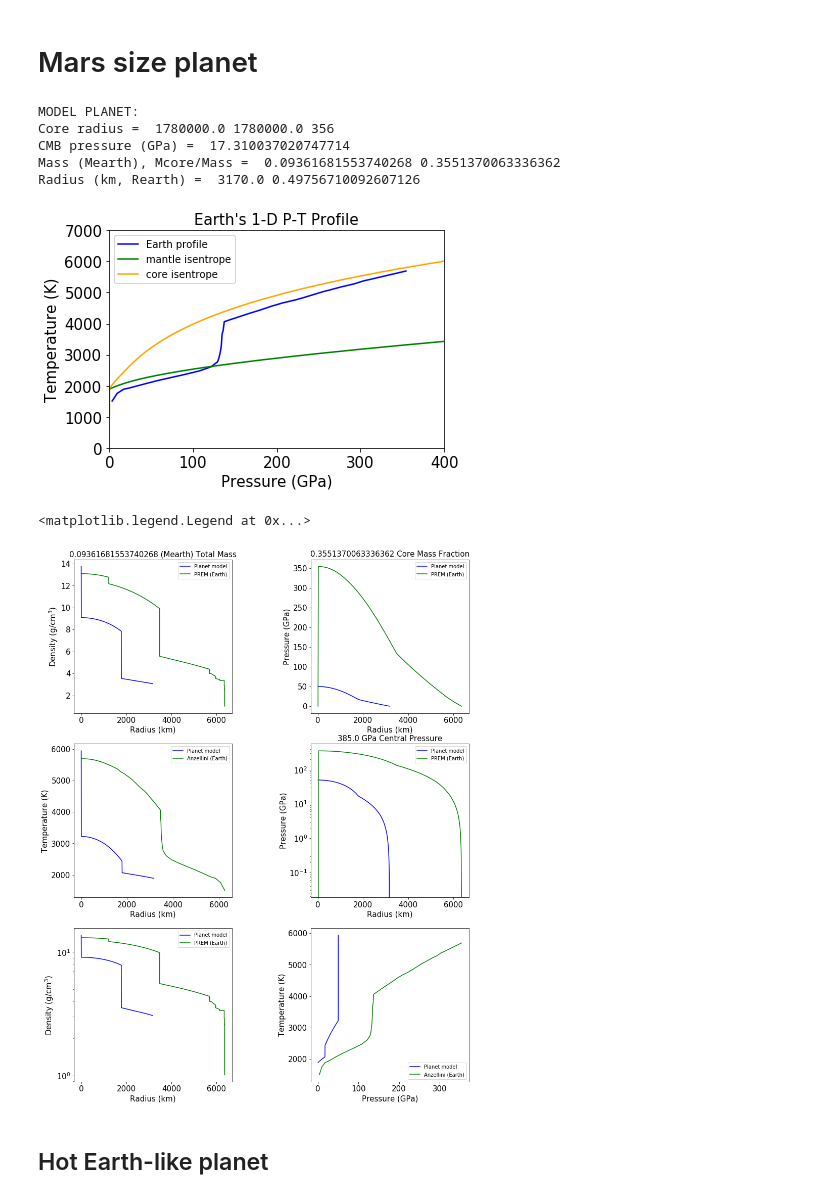
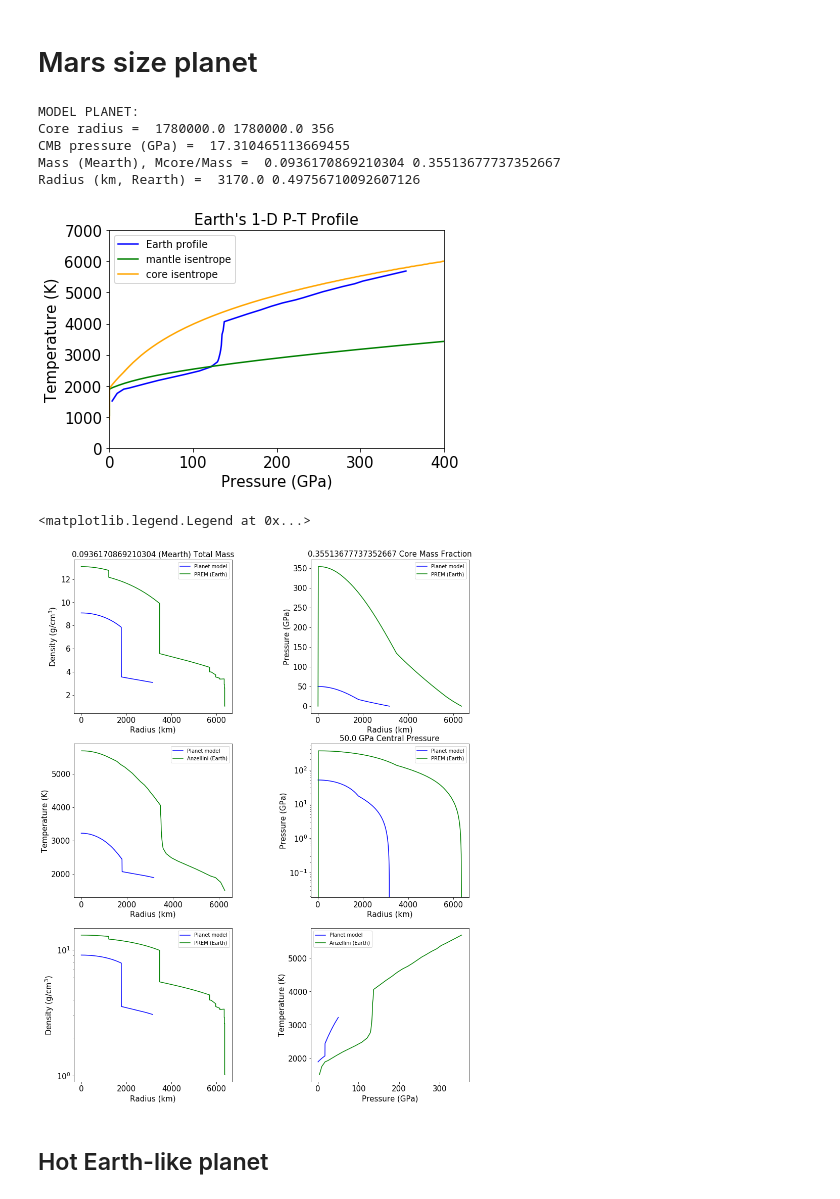
Before and after one commit to maxrudolph/eps_computing_onramp, a Jupyter notebook: sarah-tutorial/makeplanets.ipynb, the cells around one changed output. Cells and saved outputs as stored; diff of their text form; code cells hidden in the pictures.

```diff
--- a/sarah-tutorial/makeplanets.ipynb
+++ b/sarah-tutorial/makeplanets.ipynb
@@ -657,8 +667,8 @@ plt.legend(fontsize=sfont-5)
 Pi=Pcenter
 rarr = np.zeros(1)
 parr = np.full(1,Pcenter) # Pa
-darr = np.full(1,np.interp(Pcore/1.E9,core.pressure,core.density)*1.E3) # kg/m3
-tarr = np.full(1,np.interp(Pcore/1.E9,core.pressure,core.temperature)) # K
+darr = np.full(1,np.interp(Pcenter/1.E9,core.pressure,core.density)*1.E3) # kg/m3
+tarr = np.full(1,np.interp(Pcenter/1.E9,core.pressure,core.temperature)) # K
 menclosed = 0.
 ii=1
 for ii in range(1,int(Rcore/dR)+1):
@@ -859,8 +870,8 @@ plt.legend(fontsize=sfont-5)
 Pi=Pcenter
 rarr = np.zeros(1)
 parr = np.full(1,Pcenter) # Pa
-darr = np.full(1,np.interp(Pcore/1.E9,core.pressure,core.density)*1.E3) # kg/m3
-tarr = np.full(1,np.interp(Pcore/1.E9,core.pressure,core.temperature)) # K
+darr = np.full(1,np.interp(Pcenter/1.E9,core.pressure,core.density)*1.E3) # kg/m3
+tarr = np.full(1,np.interp(Pcenter/1.E9,core.pressure,core.temperature)) # K
 menclosed = 0.
 ii=1
 for ii in range(1,int(Rcore/dR)+1):
@@ -908,8 +919,8 @@ print('Radius (km, Rearth) = ',rarr[ii-1]/1.e3,rarr[ii-1]/Rearth)
 # %% [output]
 MODEL PLANET:
 Core radius =  1780000.0 1780000.0 356
-CMB pressure (GPa) =  17.310037020747714
-Mass (Mearth), Mcore/Mass =  0.09361681553740268 0.3551370063336362
+CMB pressure (GPa) =  17.310465113669455
+Mass (Mearth), Mcore/Mass =  0.0936170869210304 0.35513677737352667
 Radius (km, Rearth) =  3170.0 0.49756710092607126
 [figure]
 # %%
@@ -963,40 +974,40 @@ axes[ai,aj].tick_params(labelsize=sfont)
 
 axes[ai,aj].semilogy(rarr/1.e3,parr/1.e9,'-',color='blue',label='Planet model')
 axes[ai,aj].plot(PREM.radius/1.e3,PREM.pressure,'-',color='green',label='PREM (Earth)')
-axes[ai,aj].set_title(str(Pcore/1.e9)+" GPa Central Pressure",size=sfont)
+axes[ai,aj].set_title(str(Pcenter/1.e9)+" GPa Central Pressure",size=sfont)
 
 #------------------------------
 ai=2
 aj=0
 axes[ai,aj].set_xlabel('Radius (km)',size=sfont)
 axes[ai,aj].set_ylabel('Density (g/cm$^3$)',size=sfont)
 axes[ai,aj].tick_params(labelsize=sfont)
 
 axes[ai,aj].semilogy(rarr/1.e3,darr/1.e3,'-',color='blue',label='Planet model')
 axes[ai,aj].plot(PREM.radius/1.e3,PREM.density/1.e3,'-',color='green',label='PREM (Earth)')
 
 #------------------------------
 ai=2
 aj=1
 axes[ai,aj].set_xlabel('Pressure (GPa)',size=sfont)
 axes[ai,aj].set_ylabel('Temperature (K)',size=sfont)
 axes[ai,aj].tick_params(labelsize=sfont)
 
 axes[ai,aj].plot(parr/1.e9,tarr,'-',color='blue',label='Planet model')
 axes[ai,aj].plot(PREM.pressure,PREM.temperature,'-',color='green',label='Anzellini (Earth)')
 
 # don't show a plot in lower right
 #axes[2,1].axis("off")
 
 axes[0,0].legend(fontsize=sfont-5)
 axes[0,1].legend(fontsize=sfont-5)
 axes[1,0].legend(fontsize=sfont-5)
 axes[1,1].legend(fontsize=sfont-5)
 axes[2,0].legend(fontsize=sfont-5)
 axes[2,1].legend(fontsize=sfont-5)
 # %% [output]
 <matplotlib.legend.Legend at 0x...>
-[figure, old version]
+[figure, new version]
 # %% [markdown]
 ## Hot Earth-like planet
 # %%
```
Also changed, not shown: parts of 6 cells of this notebook, 17 other files.
